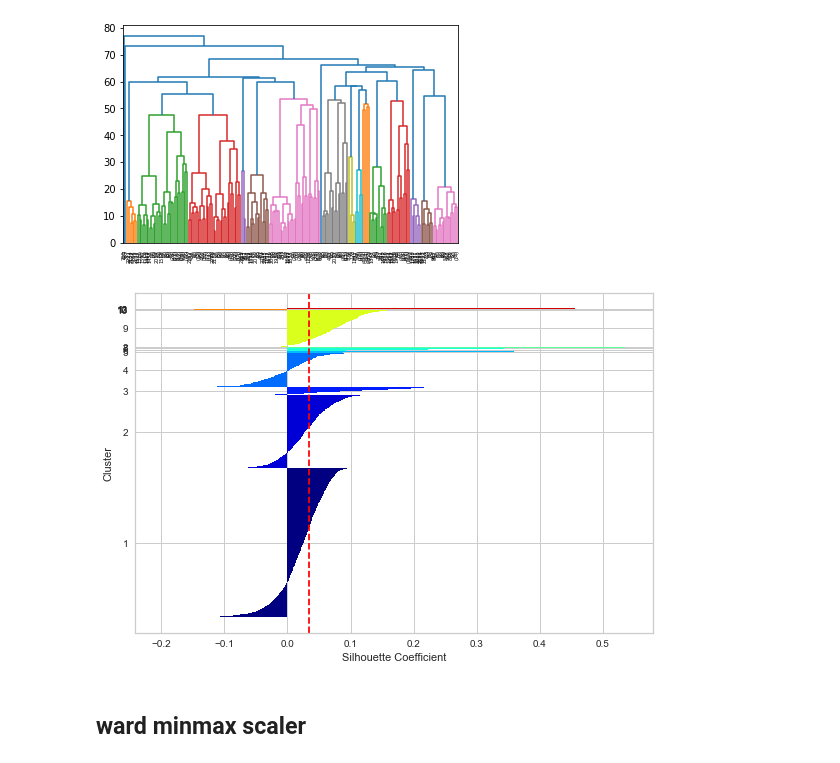
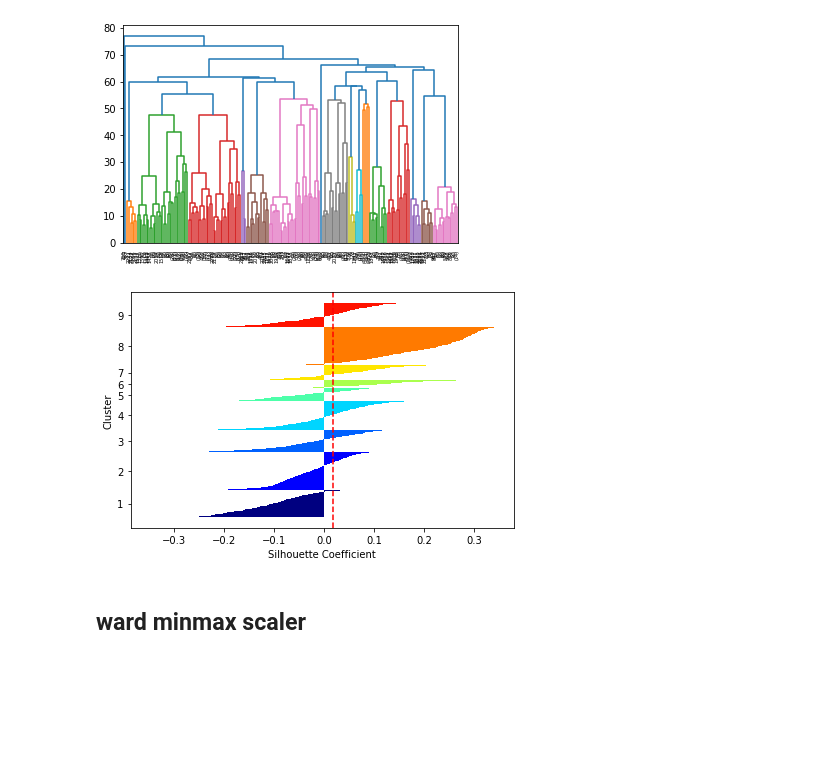
Before and after one commit to jasonmrimer/cse590-machine-learning, a Jupyter notebook: final-project/clustering/agglomerative.ipynb, the cells around one changed output. Cells and saved outputs as stored; diff of their text form; code cells hidden in the pictures; blank space fills up the shorter version.

```diff
--- a/final-project/clustering/agglomerative.ipynb
+++ b/final-project/clustering/agglomerative.ipynb
@@ -165,14 +246,14 @@ display_dendrogram(X_standard, 'ward')
 [figure]
 # %%
 agg_ward_scaled_standard = AgglomerativeClustering(
-    n_clusters=13,
+    n_clusters=9,
     linkage='ward'
 )
-y_agg_ward_scaled_standard = agg_ward_scaled_standard.fit_predict(X_standard)
+y_agg_ward_scaled_standard = agg_ward_scaled_standard.fit_predict(X_minmax_refined)
 # %%
-display_silhouette_plot(X_data=X_standard, agg_labels=y_agg_ward_scaled_standard)
+display_silhouette_plot(X_data=X_minmax_refined, agg_labels=y_agg_ward_scaled_standard)
 # %% [output]
-[figure, old version]
+[figure, new version]
 # %% [markdown]
 ## ward minmax scaler
 # %%
```
Also changed, not shown: parts of 8 cells of this notebook, 8 other files.
